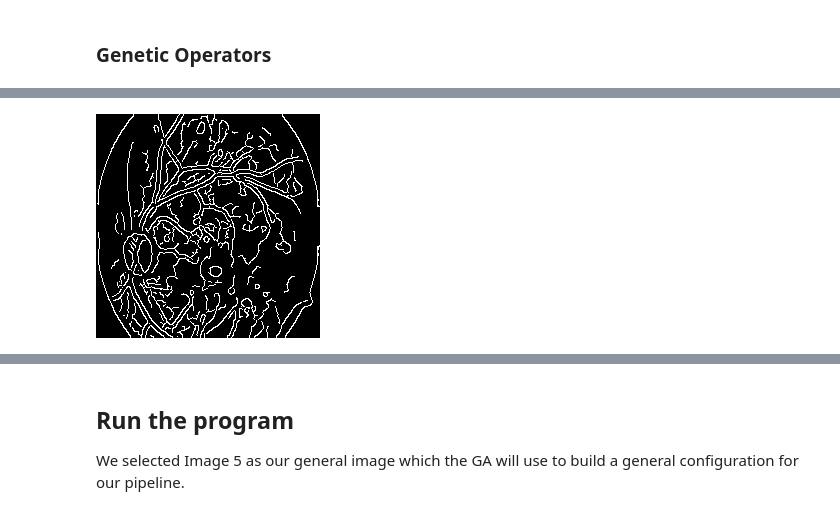
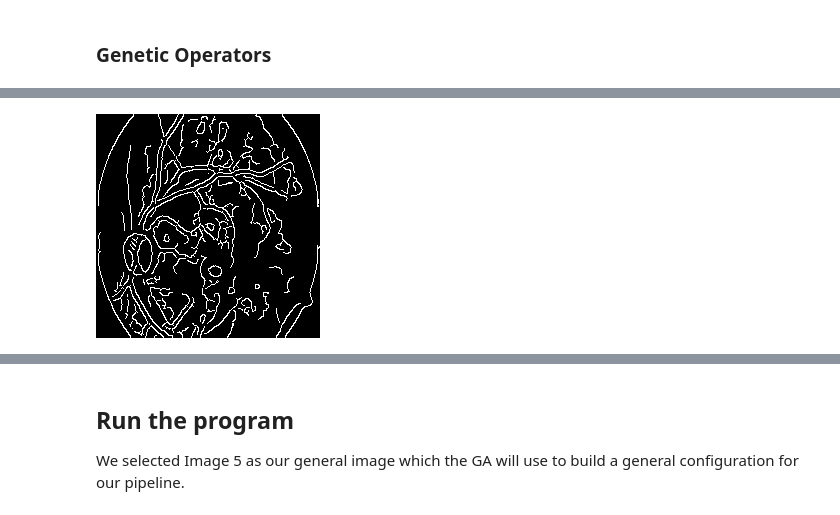
Before and after one commit to JsteReubsSoftware/COS791-Assignment1, a Jupyter notebook: u21457060_COS791_A1.ipynb, the cells around one changed output, grey strips where cells are left out. Cells and saved outputs as stored; diff of their text form; code cells hidden in the pictures.

```diff
--- a/u21457060_COS791_A1.ipynb
+++ b/u21457060_COS791_A1.ipynb
@@ -75,8 +75,9 @@ cv2_imshow(cv2.cvtColor(cv2.imread(os.path.join(path, images[0])), cv2.COLOR_BGR
 # %%
 gray_images = []
 for image in images:
-  img = cv2.imread(os.path.join(path, image))
-  gray_images.append(cv2.cvtColor(img, cv2.COLOR_BGR2GRAY))
+  img = cv2.imread(os.path.join(path, image), cv2.IMREAD_GRAYSCALE)
+  # gray_images.append(cv2.cvtColor(img, cv2.COLOR_BGR2GRAY))
+  gray_images.append(img)
   print(gray_images[-1].shape)
 
 # show first image
@@ -94,6 +95,33 @@ cv2_imshow(gray_images[0])
 (224, 224)
 (224, 224)
 [figure]
+# %%
+def create_gabor_filters(num_filters=32, ksize=3, sigma=3.0, lambd=10.0, gamma=0.5, psi=0):
+    # Params:
+    #     num_filters: Number of filters to create.
+    #     ksize: Kernel size.
+    #     sigma: Standard deviation of the Gaussian envelope.
+    #     lambd: Wavelength of the sinusoidal factor.
+    #     gamma: Aspect ratio of the Gaussian envelope.
+    #     psi: Phase offset.
+
+    filters = []
+    for theta in np.linspace(0, np.pi, num_filters, endpoint=False):
+        kernel = cv2.getGaborKernel((ksize, ksize), sigma, theta, lambd, gamma, psi)
+        kernel /= kernel.sum()  # Normalize kernel
+        filters.append(kernel)
+    return filters
+
+def apply_gabor_filters(image, filters):
+    filtered_image = np.zeros_like(image)
+    for kernel in filters:
+        filtered_image = np.maximum(filtered_image, cv2.filter2D(image, -1, kernel))
+    return filtered_image
+
+# Create and apply Gabor filters
+filters = create_gabor_filters()
+images = [apply_gabor_filters(image, filters) for image in gray_images]
+gray_images = images
 # %% [markdown]
 ### Generate Reference Images using Canny Library
 # %%
@@ -962,8 +1005,8 @@ After linking
 (224, 224)
 # %%
-3cv2_imshow(canny_ref_imgs[5])
+cv2_imshow(canny_ref_imgs[5])
 # %% [output]
-[figure, old version]
+[figure, new version]
 # %%
 fitness_function(indv, gray_images[5])
 # %% [output]
```
Also changed, not shown: parts of 7 cells of this notebook.
